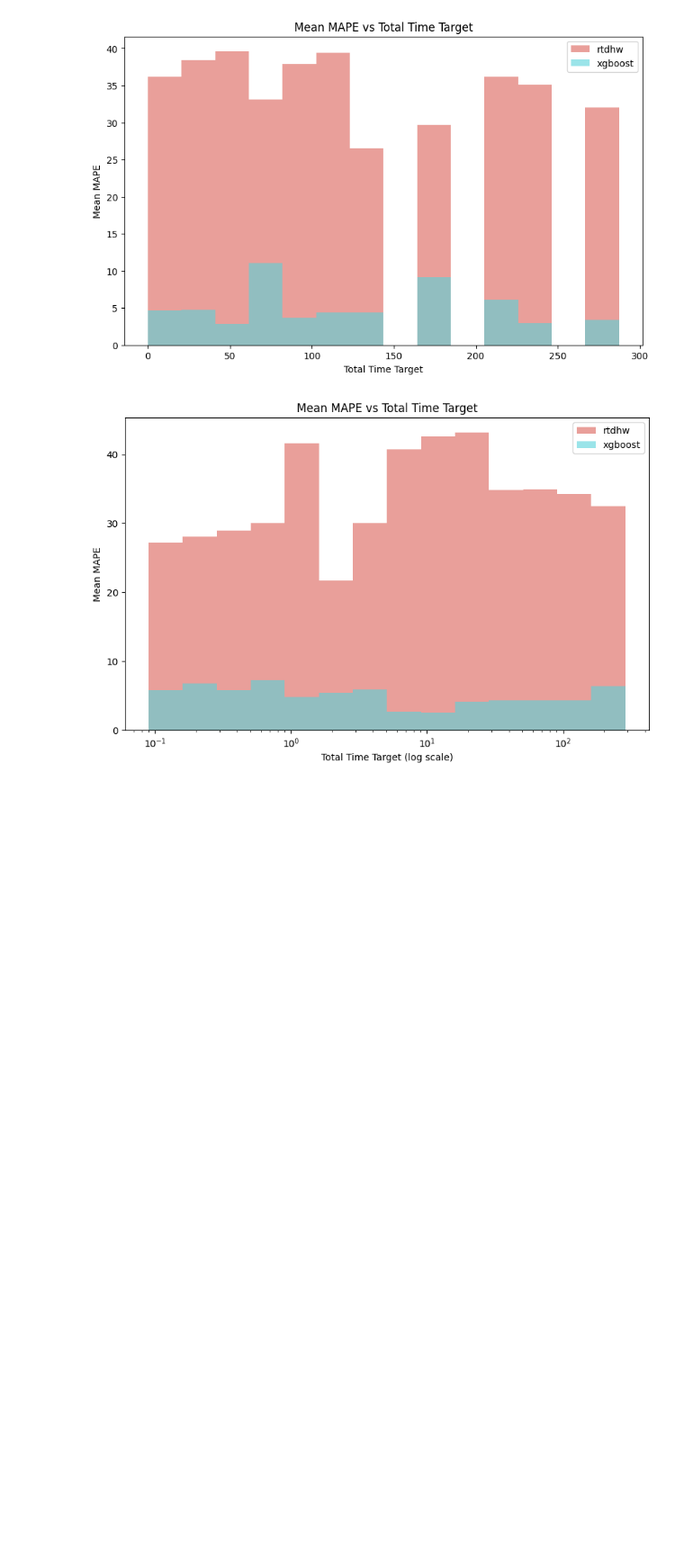
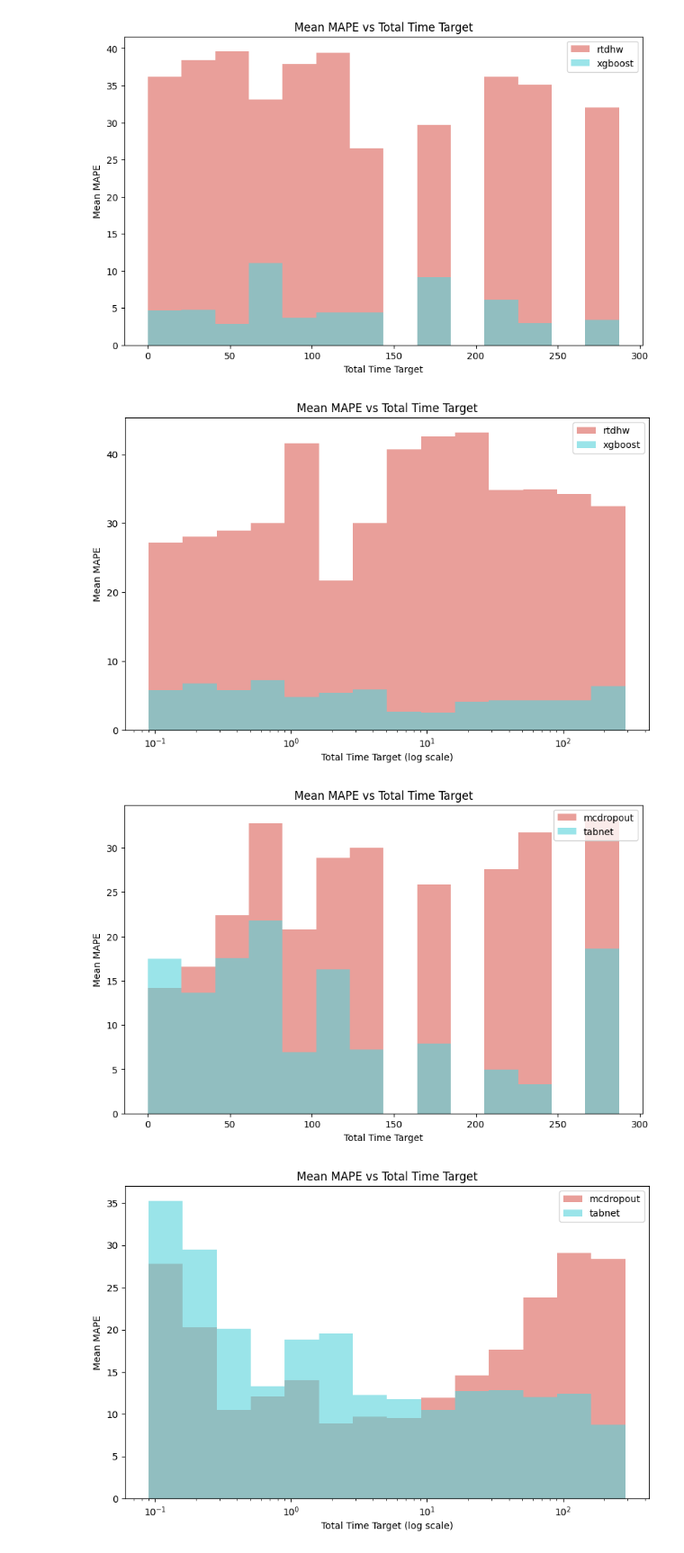
Before and after one commit to FrancoCabezasPoblete/resource-prediction-study, a Jupyter notebook: notebooks/eda_final.ipynb, the cells around one changed output. Shown at 90% size. Cells and saved outputs as stored; diff of their text form; code cells hidden in the pictures; blank space fills up the shorter version.

Commit message:
feat: new plots

```diff
--- a/notebooks/eda_final.ipynb
+++ b/notebooks/eda_final.ipynb
@@ -134,3 +134,9 @@ plot_errors(dfs, models=["xgboost", "rtdhw"], log_scale=True)
 # %% [output]
 [figure]
 [figure]
+# %%
+plot_errors(dfs, models=["mcdropout", "tabnet"])
+plot_errors(dfs, models=["mcdropout", "tabnet"], log_scale=True)
+# %% [output]
+[figure, added]
+[figure, added]
```
Also changed, not shown: 1 other file.
